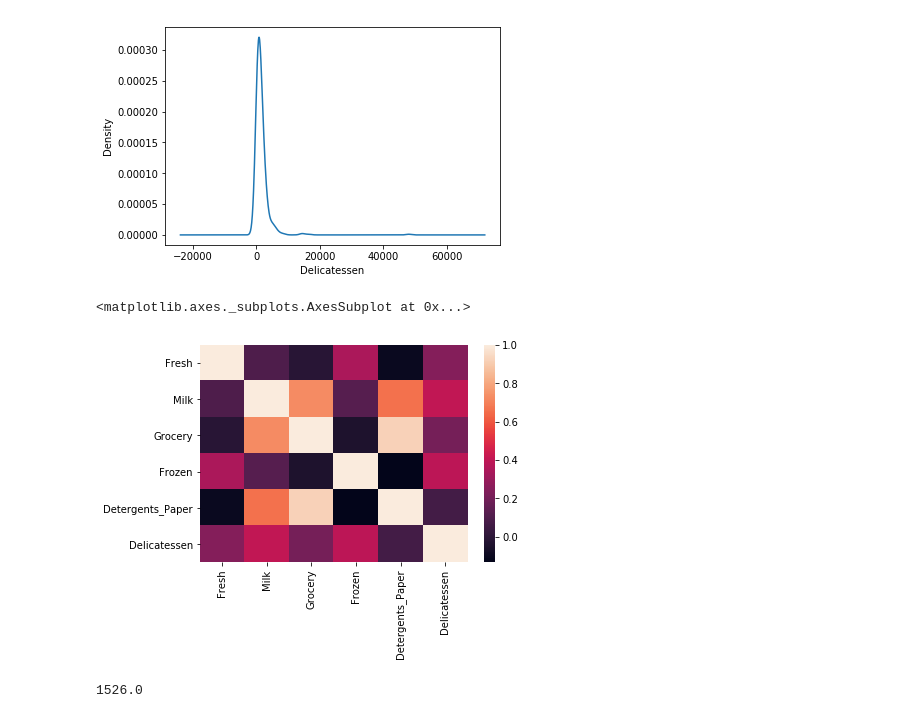
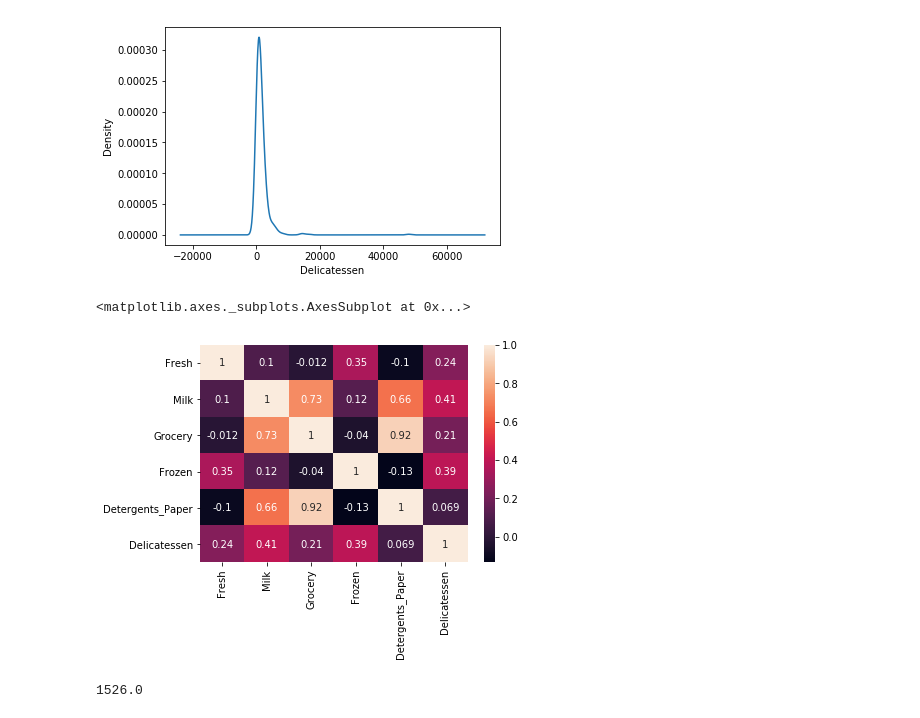
Before and after one commit to nitishsanghi/machine-learning, a Jupyter notebook: projects/customer_segments/customer_segments.ipynb, the cells around one changed output. Saved outputs shown, nothing was run; the diff lists cells and outputs as text; code cells hidden in the pictures.

```diff
--- a/projects/customer_segments/customer_segments.ipynb
+++ b/projects/customer_segments/customer_segments.ipynb
@@ -191,10 +202,10 @@ Text(0.5,0,'Delicatessen')
 # %%
 from seaborn import heatmap
 data.corr()
-heatmap(data.corr())
+heatmap(data.corr(),annot= True)
 # %% [output]
 <matplotlib.axes._subplots.AxesSubplot at 0x...>
-[figure, old version]
+[figure, new version]
 # %%
 display(data["Frozen"].median())
 data["Frozen"].mean()
```
Also changed, not shown: parts of 16 cells of this notebook, 1 other file.
